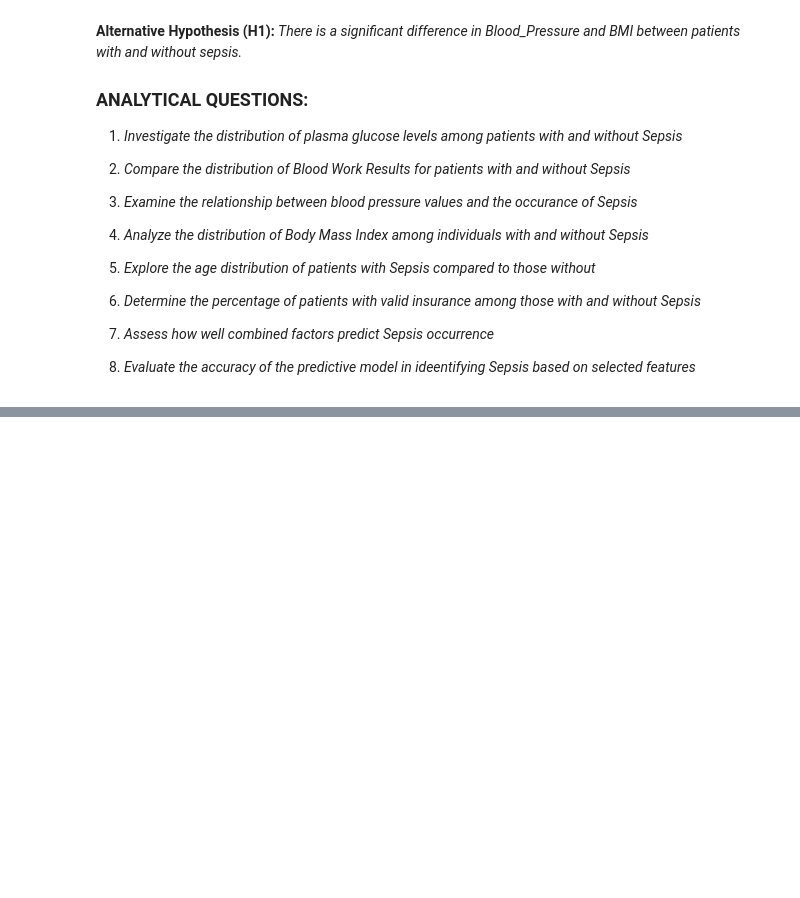
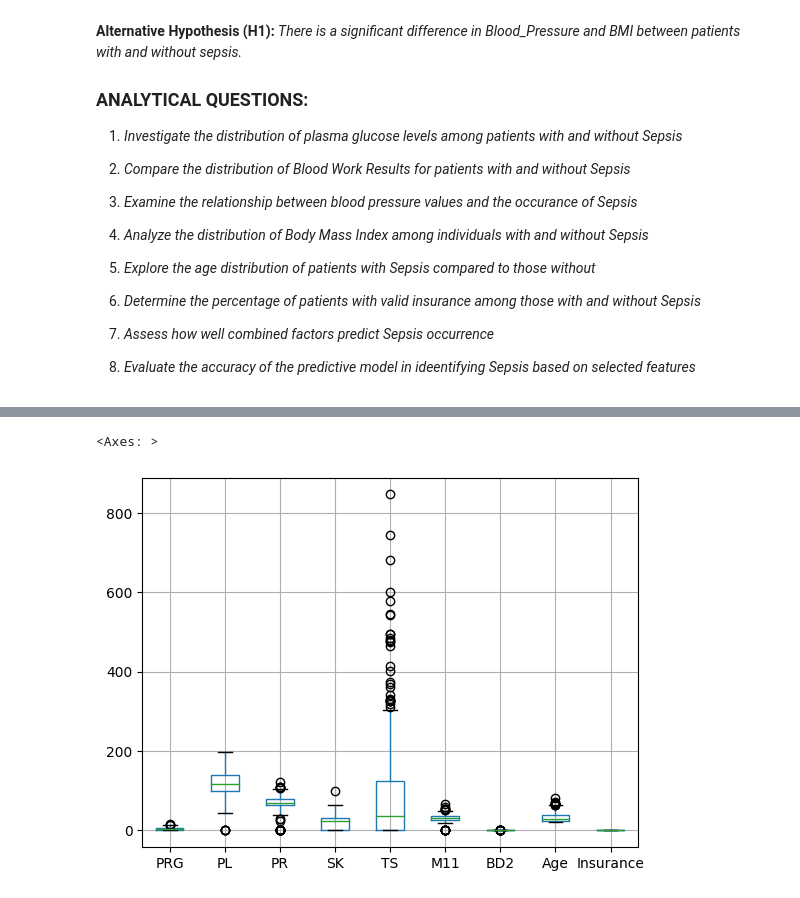
Before and after one commit to Baakwa/ML-API-with-FASTAPI, a Jupyter notebook: API_notebook.ipynb, the cells around one changed output, grey strips where cells are left out. Drawn from its saved outputs; the diff is of its cells as text; code cells hidden in the pictures; blank space fills up the shorter version.

```diff
--- a/API_notebook.ipynb
+++ b/API_notebook.ipynb
@@ -64,0 +106,4 @@ Sepsis: Positive: if a patient in ICU will develop a sepsis , and Negative: othe
+# %%
+#To load dataset
+Train_data = pd.read_csv("C:/Users/baakw/Desktop/data for LP5/Paitients_Files_Train.csv")
+Test_data = pd.read_csv("C:/Users/baakw/Desktop/data for LP5/Paitients_Files_Test.csv")
@@ -64,0 +261,6 @@ Sepsis: Positive: if a patient in ICU will develop a sepsis , and Negative: othe
+# %%
+#To visualize outliers
+Train_data.boxplot()
+# %% [output]
+<Axes: >
+[figure, added]
```
Also changed, not shown: parts of 85 cells of this notebook, 5 other files.
